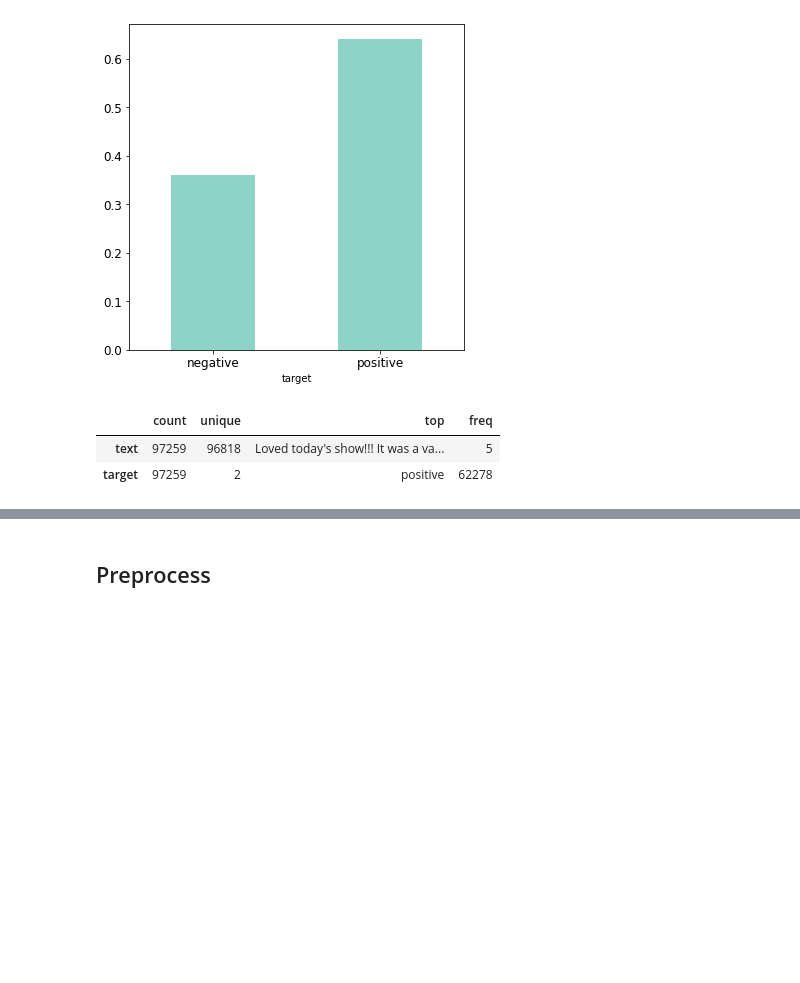
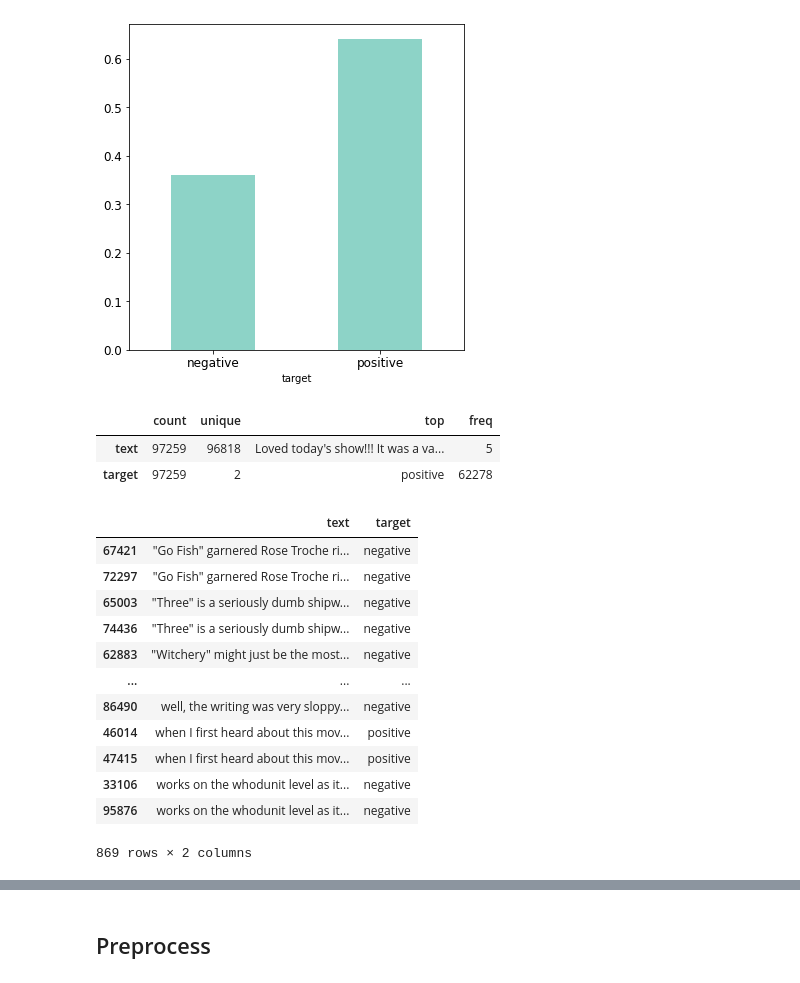
Before and after one commit to ppkgtmm/sentiment, a Jupyter notebook: sentiment_EDA.ipynb, the cells around one changed output, grey strips where cells are left out. Drawn from its saved outputs; the diff is of its cells as text; code cells hidden in the pictures; blank space fills up the shorter version.

```diff
--- a/sentiment_EDA.ipynb
+++ b/sentiment_EDA.ipynb
@@ -130,3 +130,20 @@ removed.describe().transpose()
 |  | count | unique | top | freq |
 | text | 97259 | 96818 | Loved today's show!!! It was a va... | 5 |
 | target | 97259 | 2 | positive | 62278 |
+# %%
+duplicates = pd.concat(rows for _, rows in removed.groupby('text') if len(rows) > 1)
+duplicates
+# %% [output]
+|  | text | target |
+| 67421 | "Go Fish" garnered Rose Troche ri... | negative |
+| 72297 | "Go Fish" garnered Rose Troche ri... | negative |
+| 65003 | "Three" is a seriously dumb shipw... | negative |
+| 74436 | "Three" is a seriously dumb shipw... | negative |
+| 62883 | "Witchery" might just be the most... | negative |
+| ... | ... | ... |
+| 86490 | well, the writing was very sloppy... | negative |
+| 46014 | when I first heard about this mov... | positive |
+| 47415 | when I first heard about this mov... | positive |
+| 33106 | works on the whodunit level as it... | negative |
+| 95876 | works on the whodunit level as it... | negative |
+869 rows × 2 columns
```
Also changed, not shown: parts of 16 cells of this notebook.
